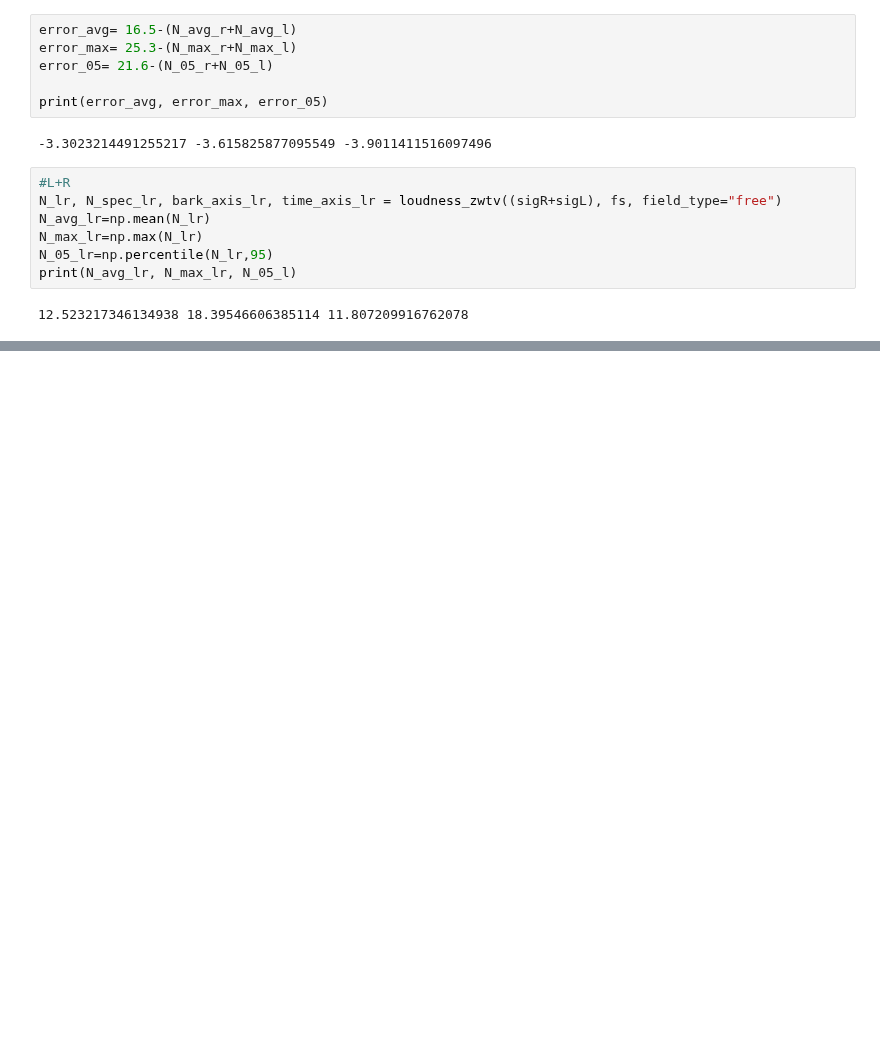
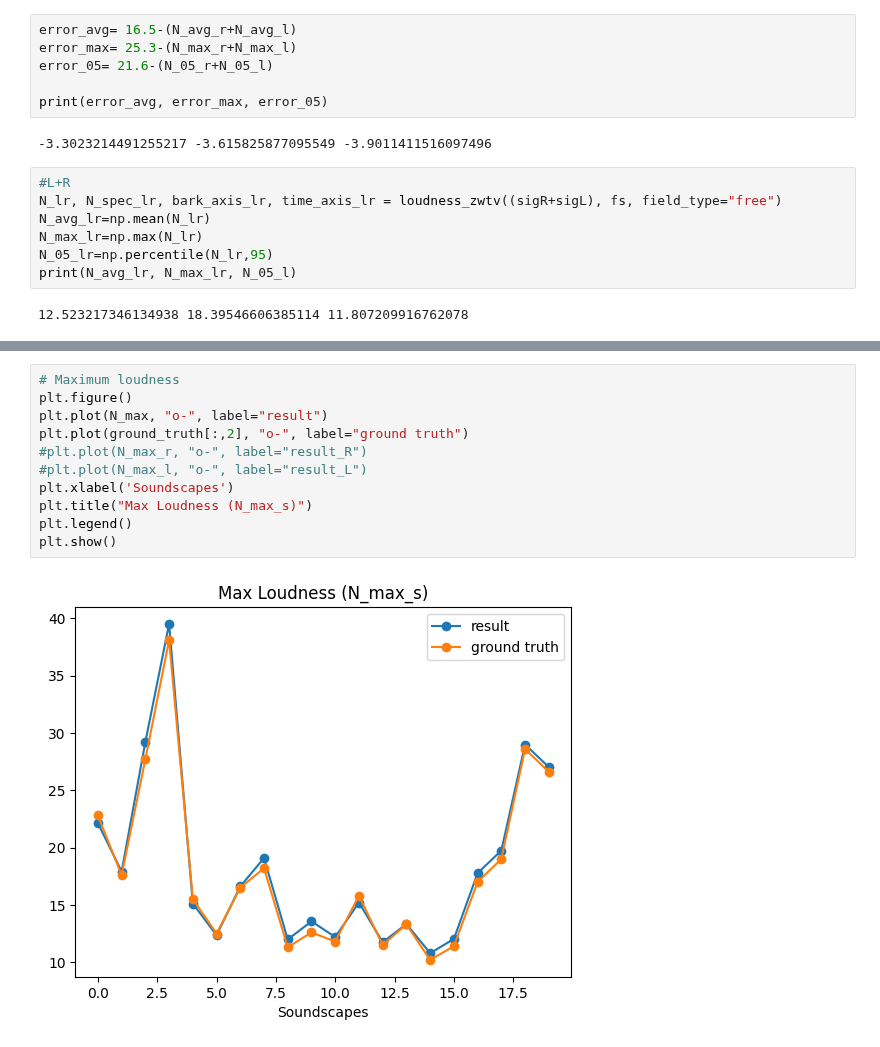
Before and after one commit to amaiasagasti/UrbanPleasantnessEventfulness, a Jupyter notebook: code/extract_features_mosqito.ipynb, the cells around one changed output, grey strips where cells are left out. Cells and saved outputs as stored; diff of their text form; blank space fills up the shorter version.

```diff
--- a/code/extract_features_mosqito.ipynb
+++ b/code/extract_features_mosqito.ipynb
@@ -190,0 +695,13 @@ print(N_avg_lr, N_max_lr, N_05_l)
+# %%
+# Maximum loudness
+plt.figure()
+plt.plot(N_max, "o-", label="result")
+plt.plot(ground_truth[:,2], "o-", label="ground truth")
+#plt.plot(N_max_r, "o-", label="result_R")
+#plt.plot(N_max_l, "o-", label="result_L")
+plt.xlabel('Soundscapes')
+plt.title("Max Loudness (N_max_s)")
+plt.legend()
+plt.show()
+# %% [output]
+[figure, added]
```
Also changed, not shown: parts of 35 cells of this notebook, 23 other files.
